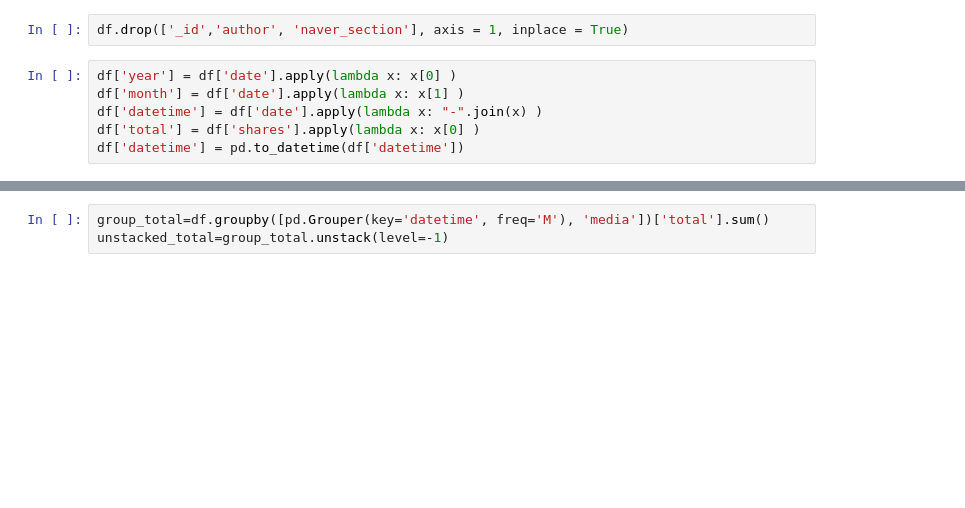
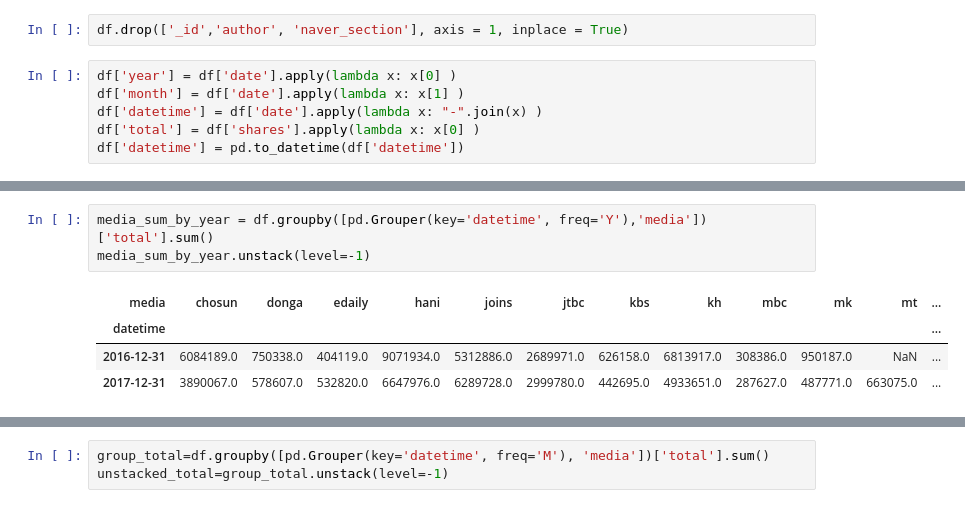
Before and after one commit to theoseo/newsmine, a Jupyter notebook: src/Facebook news share trend 1617.ipynb, the cells around one changed output, grey strips where cells are left out. Saved outputs shown, nothing was run; the diff lists cells and outputs as text; blank space fills up the shorter version.

```diff
--- a/src/Facebook news share trend 1617.ipynb
+++ b/src/Facebook news share trend 1617.ipynb
@@ -31,0 +88,8 @@ df['datetime'] = pd.to_datetime(df['datetime'])
+# %%
+media_sum_by_year = df.groupby([pd.Grouper(key='datetime', freq='Y'),'media'])['total'].sum()
+media_sum_by_year.unstack(level=-1)
+# %% [output]
+| media | chosun | donga | edaily | hani | joins | jtbc | kbs | kh | mbc | mk | mt | ... |
+| datetime |  |  |  |  |  |  |  |  |  |  |  | ... |
+| 2016-12-31 | 6084189.0 | 750338.0 | 404119.0 | 9071934.0 | 5312886.0 | 2689971.0 | 626158.0 | 6813917.0 | 308386.0 | 950187.0 | NaN | ... |
+| 2017-12-31 | 3890067.0 | 578607.0 | 532820.0 | 6647976.0 | 6289728.0 | 2999780.0 | 442695.0 | 4933651.0 | 287627.0 | 487771.0 | 663075.0 | ... |
```
Also changed, not shown: parts of 8 cells of this notebook.
